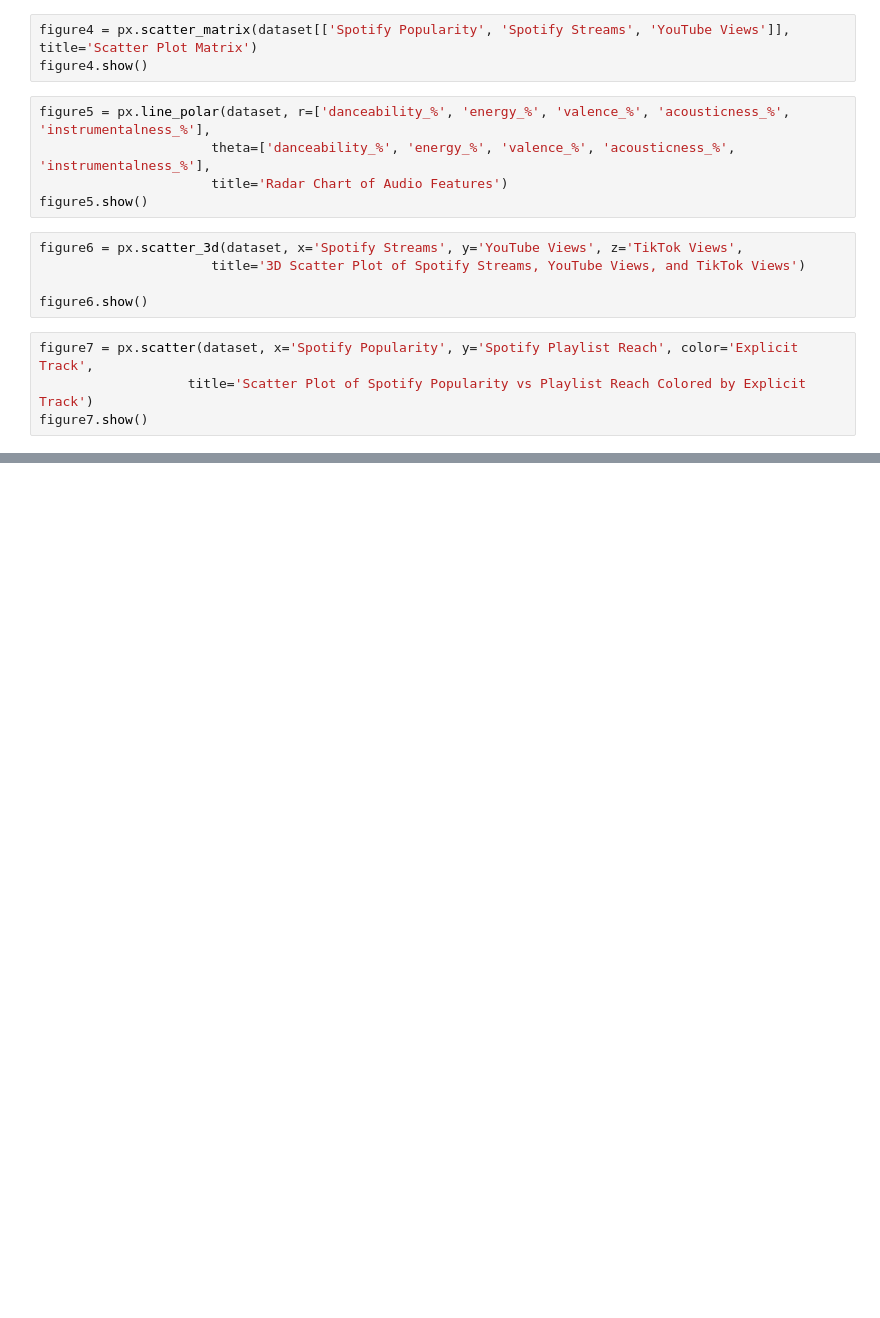
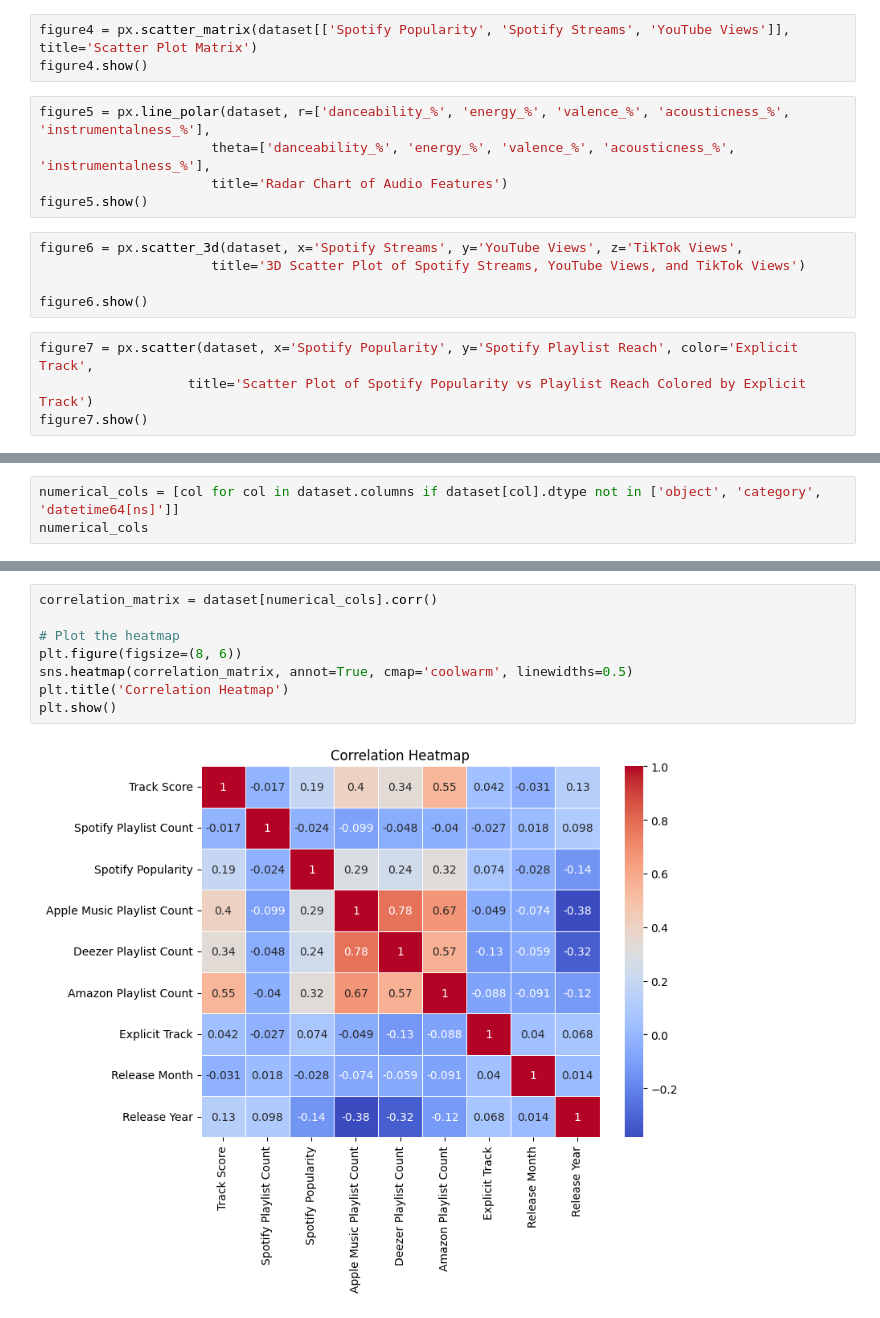
Before and after one commit to SMares1/SpotifyAnalysis, a Jupyter notebook: main.ipynb, the cells around one changed output, grey strips where cells are left out. Cells and saved outputs as stored; diff of their text form; blank space fills up the shorter version.

```diff
--- a/main.ipynb
+++ b/main.ipynb
@@ -289,0 +299,3 @@ figure7.show()
+# %%
+numerical_cols = [col for col in dataset.columns if dataset[col].dtype not in ['object', 'category', 'datetime64[ns]']]
+numerical_cols
@@ -289,0 +312,10 @@ figure7.show()
+# %%
+correlation_matrix = dataset[numerical_cols].corr()
+
+# Plot the heatmap
+plt.figure(figsize=(8, 6))
+sns.heatmap(correlation_matrix, annot=True, cmap='coolwarm', linewidths=0.5)
+plt.title('Correlation Heatmap')
+plt.show()
+# %% [output]
+[figure, added]
```
Also changed, not shown: parts of 3 cells of this notebook.
